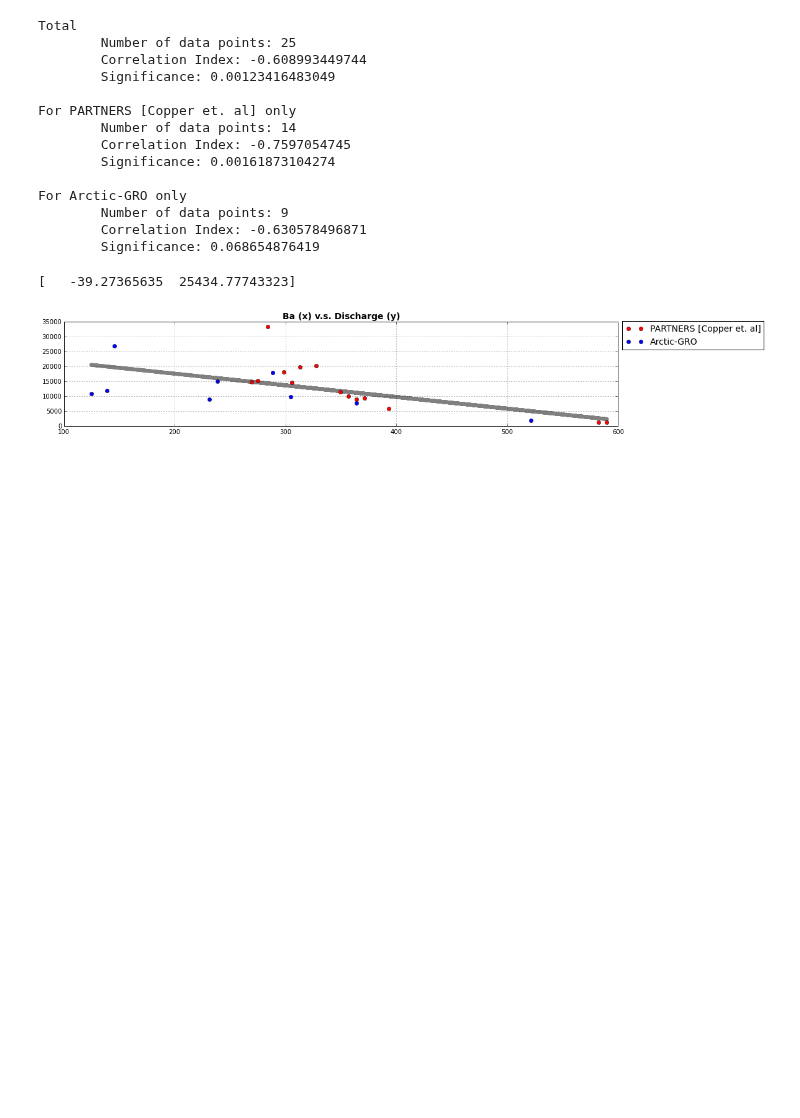
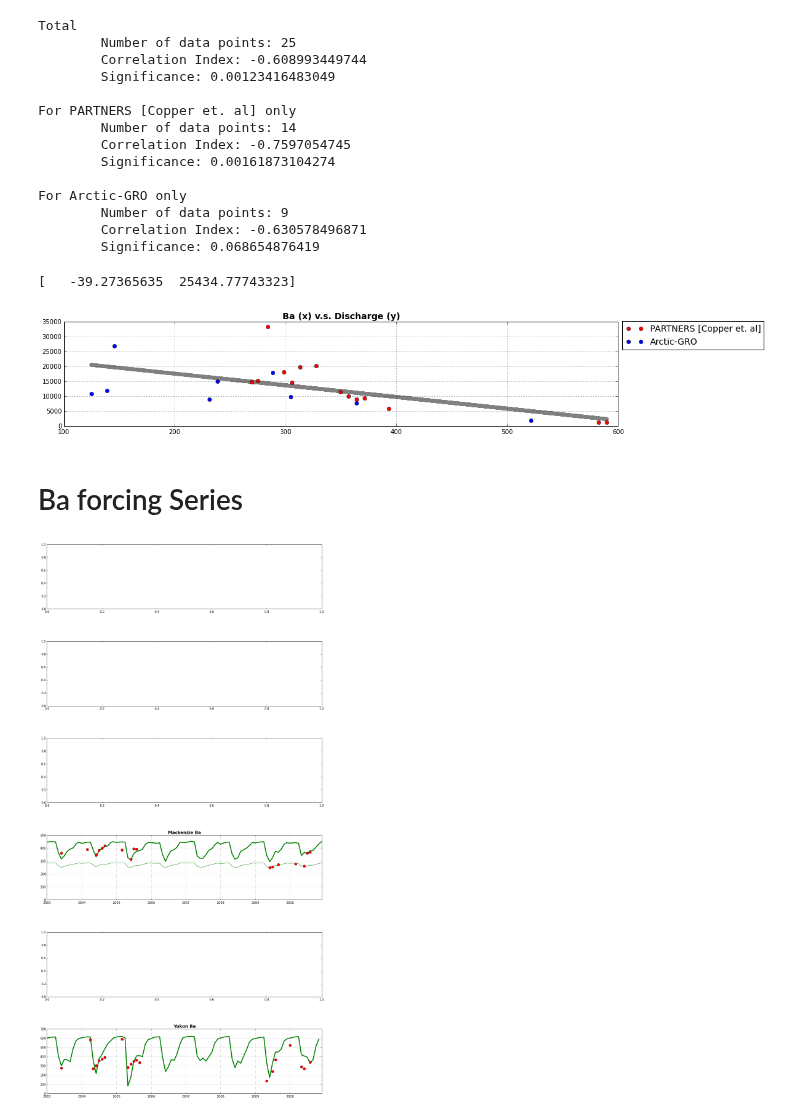
Before and after one commit to UBC-MOAD/analysis-kyle, a Jupyter notebook: notebooks/[River] Fluvial Barium & River Discharge Records.ipynb, the cells around one changed output. Saved outputs shown, nothing was run; the diff lists cells and outputs as text; code cells hidden in the pictures; blank space fills up the shorter version.

```diff
--- a/notebooks/[River] Fluvial Barium & River Discharge Records.ipynb
+++ b/notebooks/[River] Fluvial Barium & River Discharge Records.ipynb
@@ -899,18 +979,18 @@ For Arctic-GRO only (Bad value has been striped)
         Correlation Index: -0.939633412529
         Significance: 0.00166438603032
 # %%
-coef1 = np.polyfit(Mackenzie_Ba.flat[0:13], Mackenzie_discharge.flat[0:13], 1)
-print(coef1)
-coef2 = np.polyfit(Mackenzie_Ba.flat[14:-2], Mackenzie_discharge.flat[14:-2], 1)
-print(coef2)
+coef1_Ma = np.polyfit(Mackenzie_Ba.flat[0:13], Mackenzie_discharge.flat[0:13], 1)
+print(coef1_Ma)
+coef2_Ma = np.polyfit(Mackenzie_Ba.flat[14:-2], Mackenzie_discharge.flat[14:-2], 1)
+print(coef2_Ma)
 
 fig=plt.figure(figsize=(16, 3))
 ax=plt.gca()
 # PARTNERS
-plt.plot(Mackenzie_Ba.flat[0:13], Mackenzie_Ba.flat[0:13]*coef1[0]+coef1[1], 'r-', linewidth=2)
+plt.plot(Mackenzie_Ba.flat[0:13], Mackenzie_Ba.flat[0:13]*coef1_Ma[0]+coef1_Ma[1], 'r-', linewidth=2)
 plt.plot(Mackenzie_Ba.flat[0:13], Mackenzie_discharge.flat[0:13], 'ro', label='PARTNERS [Copper et. al]')
 # AGRO
-plt.plot(Mackenzie_Ba.flat[14:-2], Mackenzie_Ba.flat[14:-2]*coef2[0]+coef2[1], 'b-', linewidth=2)
+plt.plot(Mackenzie_Ba.flat[14:-2], Mackenzie_Ba.flat[14:-2]*coef2_Ma[0]+coef2_Ma[1], 'b-', linewidth=2)
 plt.plot(Mackenzie_Ba.flat[14:-2], Mackenzie_discharge.flat[14:-2], 'bo', label='Arctic-GRO')
 # Bad Value
 plt.plot(Mackenzie_Ba.flat[-1], Mackenzie_discharge.flat[-1], 'b*', markersize=16, label='Arctic-GRO (Bad Value ?)')
@@ -957,12 +1037,12 @@ For Arctic-GRO only
         Correlation Index: -0.630578496871
         Significance: 0.068654876419
 # %%
-coef1 = np.polyfit(Yukon_Ba.flat, Yukon_discharge.flat, 1)
-print(coef1)
+coef1_Yu = np.polyfit(Yukon_Ba.flat, Yukon_discharge.flat, 1)
+print(coef1_Yu)
 
 fig=plt.figure(figsize=(16, 3))
 ax=plt.gca()
-plt.plot(Yukon_Ba.flat, Yukon_Ba.flat*coef1[0]+coef1[1], color='gray', linewidth=6)
+plt.plot(Yukon_Ba.flat, Yukon_Ba.flat*coef1_Yu[0]+coef1_Yu[1], color='gray', linewidth=6)
 # PARTNERS
 plt.plot(Yukon_Ba.flat[0:14], Yukon_discharge.flat[0:14], 'ro', label='PARTNERS [Copper et. al]')
 # AGRO
@@ -977,3 +1057,32 @@ plt.grid()
 # %% [output]
 [   -39.27365635  25434.77743323]
 [figure]
+# %% [markdown]
+# Ba forcing Series
+# %%
+fig=plt.figure(figsize=(16, 32))
+plt.subplots_adjust(hspace = 0.5)
+
+ax1=plt.subplot2grid((6, 1), (0, 0), colspan=6, rowspan=1)
+ax2=plt.subplot2grid((6, 1), (1, 0), colspan=6, rowspan=1)
+ax3=plt.subplot2grid((6, 1), (2, 0), colspan=6, rowspan=1)
+ax4=plt.subplot2grid((6, 1), (3, 0), colspan=6, rowspan=1)
+ax5=plt.subplot2grid((6, 1), (4, 0), colspan=6, rowspan=1)
+ax6=plt.subplot2grid((6, 1), (5, 0), colspan=6, rowspan=1)
+
+ax4.plot(Mackenzie_monmean, (Mackenzie_discharge_monmean-coef1_Ma[1])/coef1_Ma[0], linewidth=3, color='g')
+ax4.plot(Mackenzie_monmean, (Mackenzie_discharge_monmean-coef2_Ma[1])/coef2_Ma[0], linewidth=1, color='g')
+ax4.plot(Mackenzie_monmean, Mackenzie_Ba_monmean, 'ro', markersize=8, linewidth=2)
+ax4.set_xlim(Mackenzie_monmean[0], Mackenzie_monmean[-1])
+ax4.set_ylim(0, 500)
+ax4.set_title('Mackenzie Ba', fontsize=14, fontweight='bold')
+ax4.grid()
+
+ax6.plot(Yukon_monmean, (Yukon_discharge_monmean-coef1_Yu[1])/coef1_Yu[0], linewidth=3, color='g')
+ax6.plot(Yukon_monmean, Yukon_Ba_monmean, 'ro', markersize=8, linewidth=2)
+ax6.set_xlim(Yukon_monmean[0], Yukon_monmean[-1])
+ax6.set_ylim(0, 700)
+ax6.set_title('Yukon Ba', fontsize=14, fontweight='bold')
+ax6.grid()
+# %% [output]
+[figure, added]
```
Also changed, not shown: parts of 7 cells of this notebook, 1 other file.
